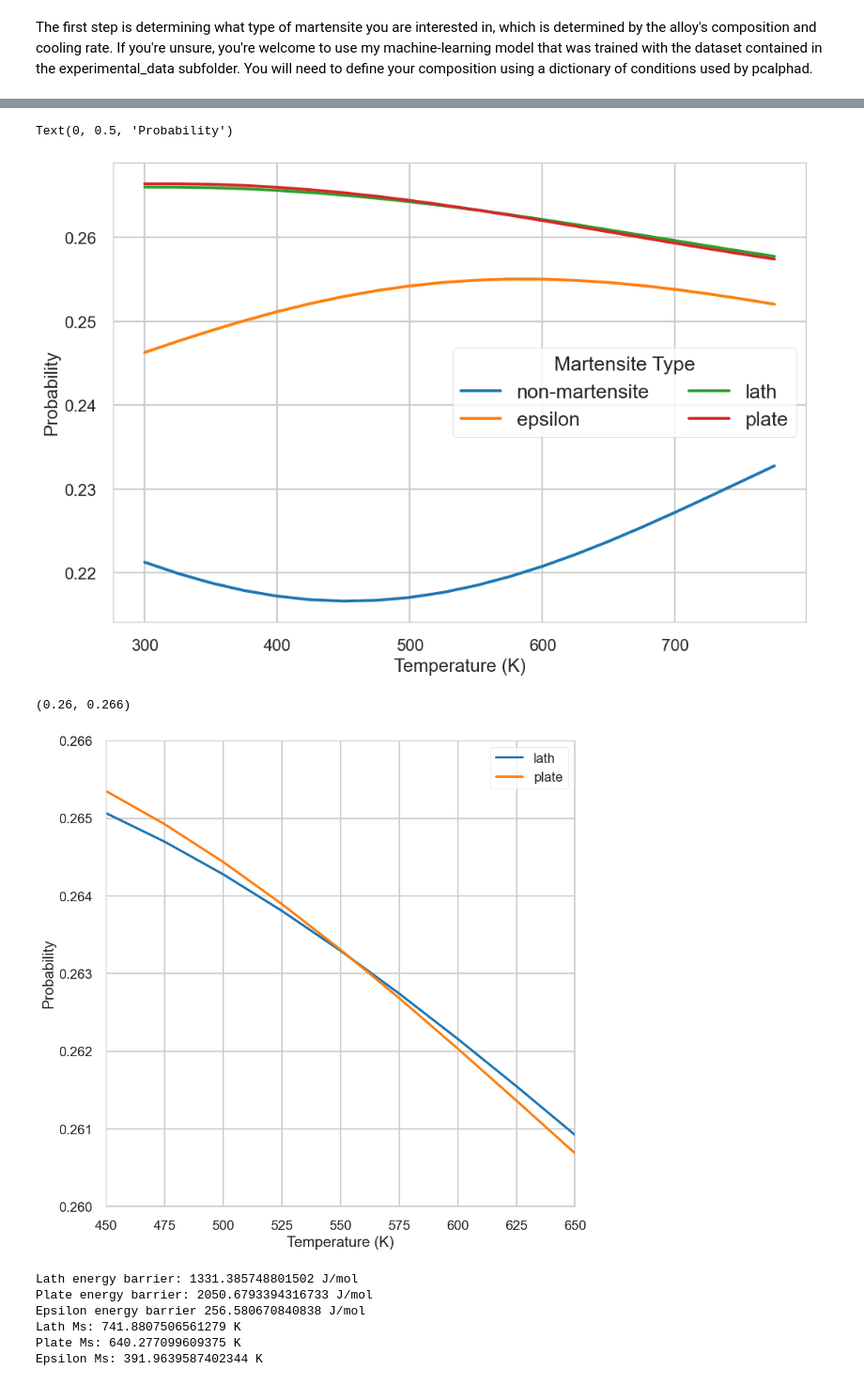
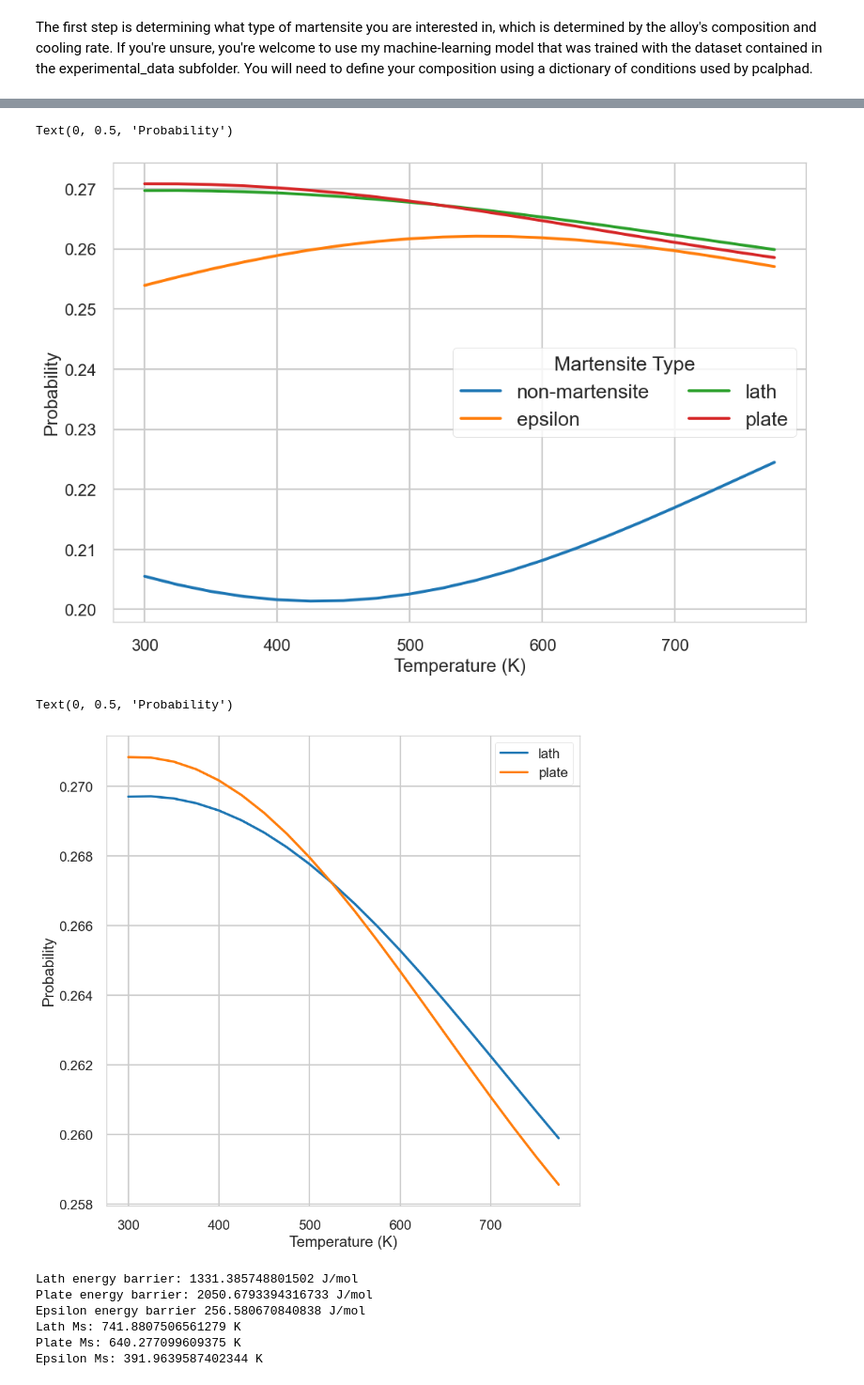
Before and after one commit to mfrichtl/librecalphad, a Jupyter notebook: libreCalphad/examples/martensite_start.ipynb, the cells around one changed output, grey strips where cells are left out. Shown at 94% size. Cells and saved outputs as stored; diff of their text form; code cells hidden in the pictures.

Commit message:
Martensite start: Updated the martensite start example notebook to adjust for non-static label indices.

```diff
--- a/libreCalphad/examples/martensite_start.ipynb
+++ b/libreCalphad/examples/martensite_start.ipynb
@@ -94,10 +94,10 @@ plt.style.use('seaborn-v0_8-poster')
 # You can see the temperature at which the predicted type changes by looking for the intersection.
 
 temps = np.arange(conditions[v.T][0], conditions[v.T][1], conditions[v.T][2])
-alpha_probs = [row[0] for row in probs]
-eps_probs = [row[1] for row in probs]
-lath_probs = [row[2] for row in probs]
-plate_probs = [row[3] for row in probs]
+alpha_probs = [row[np.where(labels == 'non-martensite')] for row in probs]
+eps_probs = [row[np.where(labels == 'epsilon')] for row in probs]
+lath_probs = [row[np.where(labels == 'lath')] for row in probs]
+plate_probs = [row[np.where(labels == 'plate')] for row in probs]
 
 fig,ax = plt.subplots(figsize=(12,8))
 ax.plot(temps, alpha_probs, label='non-martensite')
@@ -110,28 +110,22 @@ ax.set_ylabel("Probability")
 # ax.set_title("Austenite Decomposition Product Probability versus Transformation Temperature")
 # %% [output]
 Text(0, 0.5, 'Probability')
-[figure, old version]
+[figure, new version]
 # %%
 # Plotting only lath and plate gives a better view of those two curves.
 # Qualitatively it occurs a little above 550 K. The changing ratio between these curves can be interpreted as probability
-
-temps = np.arange(conditions[v.T][0], conditions[v.T][1], conditions[v.T][2])
-alpha_probs = [row[0] for row in probs]
-eps_probs = [row[1] for row in probs]
-lath_probs = [row[2] for row in probs]
-plate_probs = [row[3] for row in probs]
 
 fig,ax = plt.subplots(figsize=(10,10))
 ax.plot(temps, lath_probs, label='lath')
 ax.plot(temps, plate_probs, label='plate')
 ax.legend()
 ax.set_xlabel("Temperature (K)")
 ax.set_ylabel("Probability")
-ax.set_xlim((450,650))
-ax.set_ylim((0.26,0.266))
+# ax.set_xlim((450,650))
+# ax.set_ylim((0.26,0.266))
 # %% [output]
-(0.26, 0.266)
+Text(0, 0.5, 'Probability')
-[figure, old version]
+[figure, new version]
 # %%
 # Now if you want to predict the actual martensite start temperature for each type of a given composition
 from libreCalphad.databases.db_utils import load_database
```
Also changed, not shown: parts of 3 cells of this notebook.
